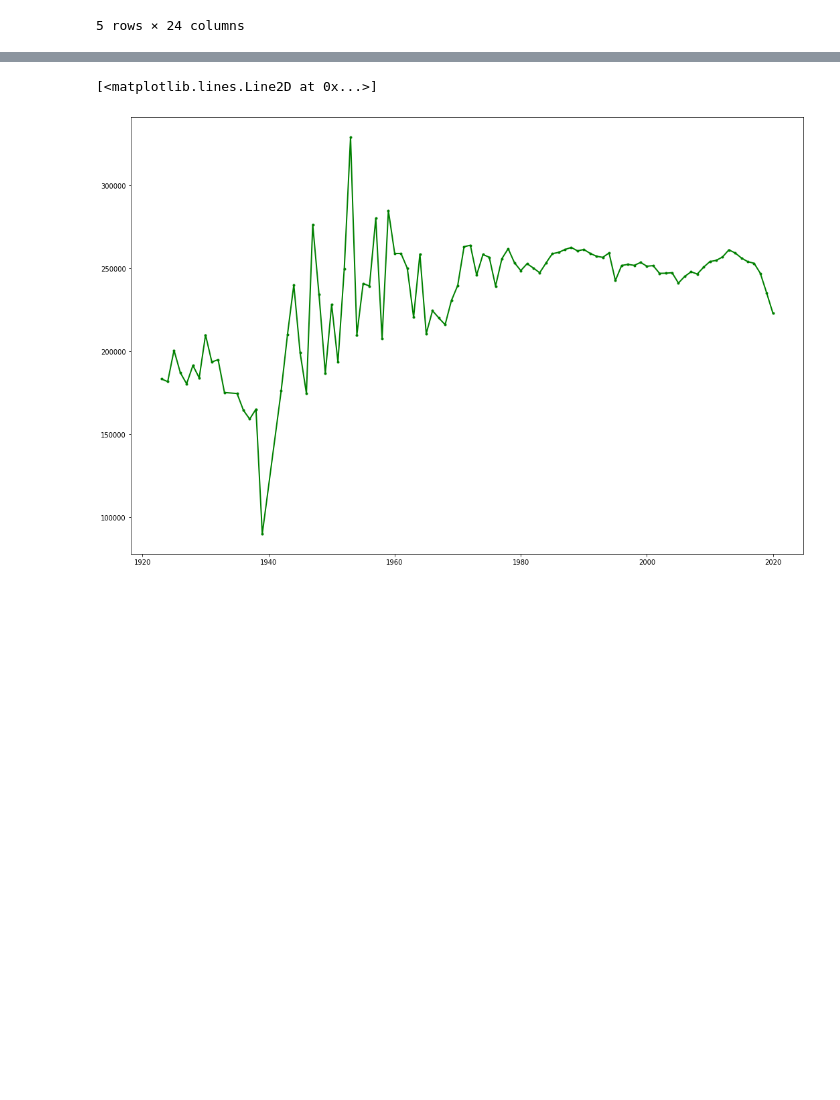
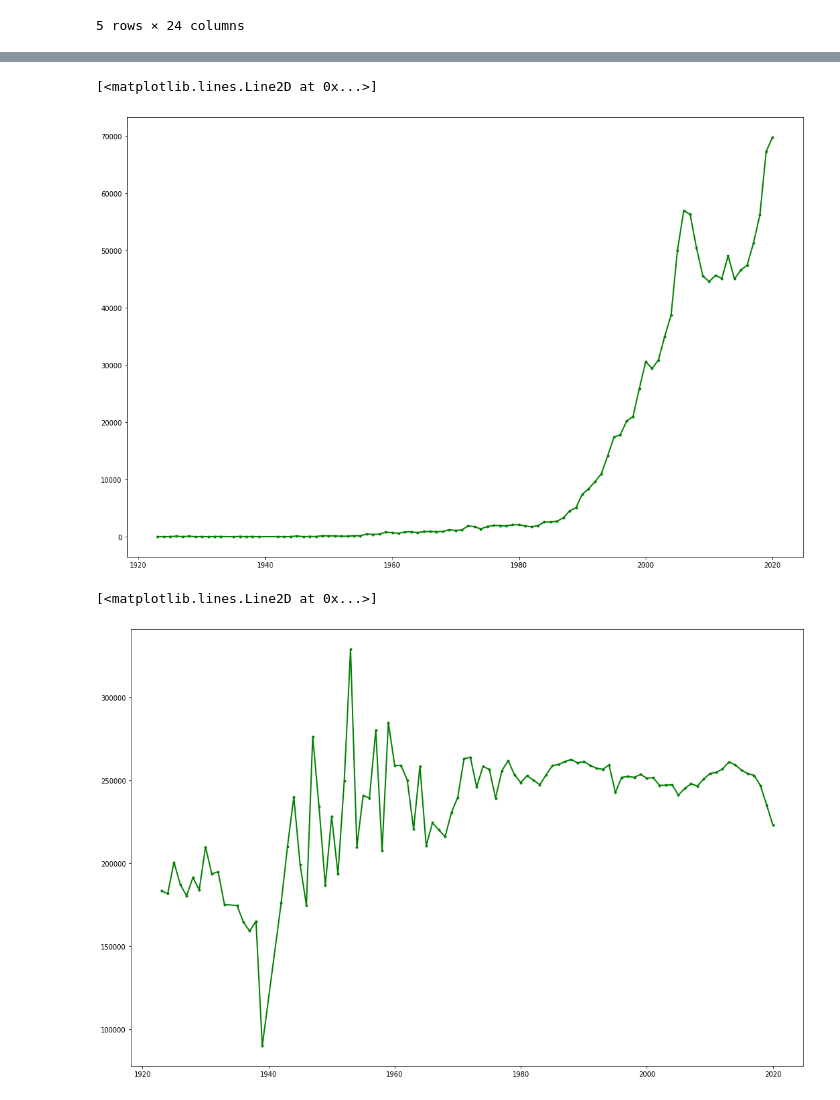
Before and after one commit to andrepalhares/msi2, a Jupyter notebook: 1 - Análise exploratória dos dados.ipynb, the cells around one changed output, grey strips where cells are left out. Saved outputs shown, nothing was run; the diff lists cells and outputs as text; code cells hidden in the pictures; blank space fills up the shorter version.

```diff
--- a/1 - Análise exploratória dos dados.ipynb
+++ b/1 - Análise exploratória dos dados.ipynb
@@ -38,3 +52,10 @@ df.groupby(['year']).count()[90:101]
+# %%
+quantidades = df.groupby(by='year').count()['id'].reset_index()
+
+plt.plot('year', 'id', data=quantidades, marker='.', color='green', linewidth=2)
+# %% [output]
+[<matplotlib.lines.Line2D at 0x...>]
+[figure, added]
 # %%
 duration_ms = df.groupby(by='year').mean()['duration_ms'].reset_index()
 
```
Also changed, not shown: parts of 5 cells of this notebook.
